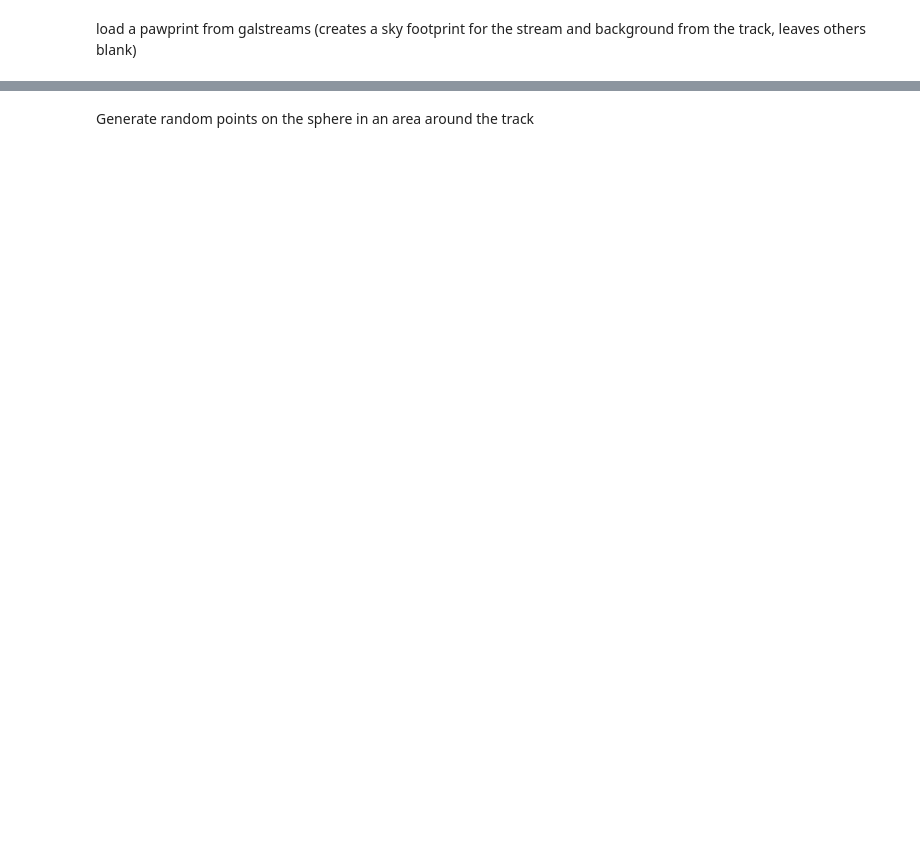
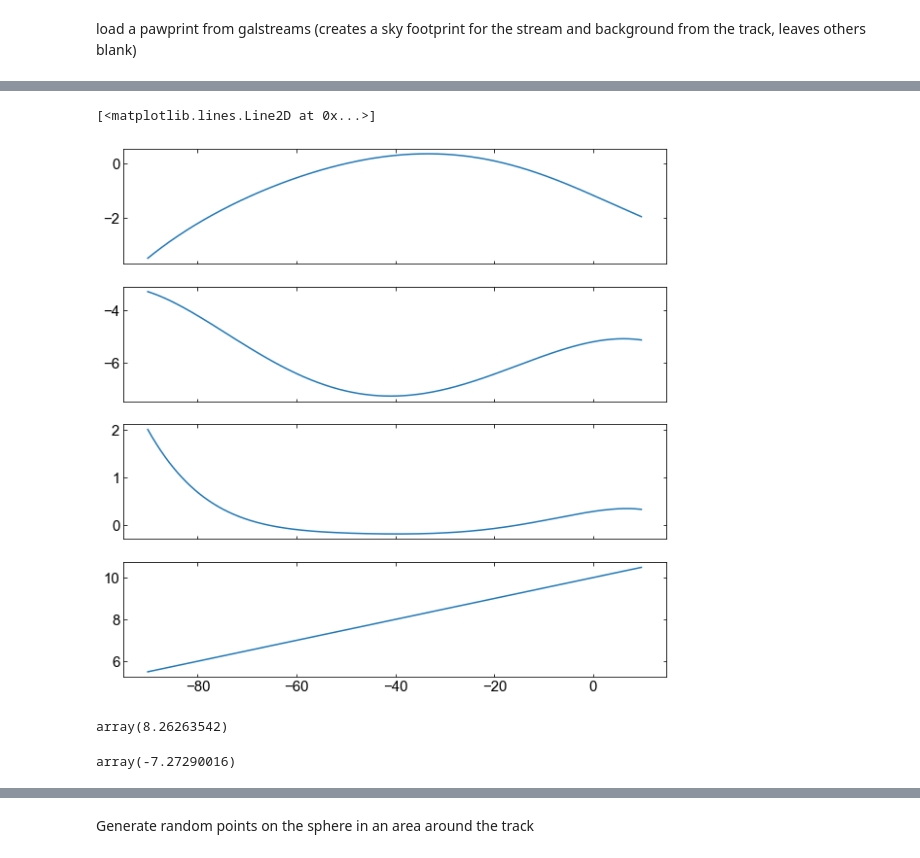
Before and after one commit to stellarstreams/cats, a Jupyter notebook: notebooks/pawprint_demo.ipynb, the cells around one changed output, grey strips where cells are left out. Cells and saved outputs as stored; diff of their text form; code cells hidden in the pictures; blank space fills up the shorter version.

Commit message:
incorporating pm and distance gradients

```diff
--- a/notebooks/pawprint_demo.ipynb
+++ b/notebooks/pawprint_demo.ipynb
@@ -13,4 +32,5 @@ from matplotlib import pyplot as plt
 # %% [markdown]
 load a pawprint from galstreams (creates a sky footprint for the stream and background from the track, leaves others blank)
 # %%
-p = Pawprint.pawprint_from_galstreams('Jhelum-a','bonaca2019')
+p = Pawprint.pawprint_from_galstreams('GD-1','pricewhelan2018')
+p1 = Pawprint.pawprint_from_galstreams('GD-1','ibata2021')
@@ -16,0 +55,24 @@ p = Pawprint.pawprint_from_galstreams('Jhelum-a','bonaca2019')
+# %%
+stream_obj = p.track
+stream_fr = stream_obj.stream_frame
+track = stream_obj.track.transform_to(stream_fr)
+gd1_track = gc.reflex_correct(track)
+# %%
+fig, [ax1, ax2, ax3, ax4] = plt.subplots(4, 1, figsize=(10, 10), sharex=True)
+ax1.plot(gd1_track.phi1, gd1_track.phi2)
+ax2.plot(gd1_track.phi1, gd1_track.pm_phi1_cosphi2)
+ax3.plot(gd1_track.phi1, gd1_track.pm_phi2)
+ax4.plot(gd1_track.phi1, gd1_track.distance)
+# %% [output]
+[<matplotlib.lines.Line2D at 0x...>]
+[figure, added]
+# %%
+spline_dist(-35)
+# %% [output]
+array(8.26263542)
+# %%
+pm_phi1_cosphi2 = gd1_track.pm_phi1_cosphi2.value
+spline_pm1 = InterpolatedUnivariateSpline(gd1_track.phi1.value, pm_phi1_cosphi2)
+spline_pm1(-40)
+# %% [output]
+array(-7.27290016)
```
Also changed, not shown: parts of 31 cells of this notebook, 3 other files.
